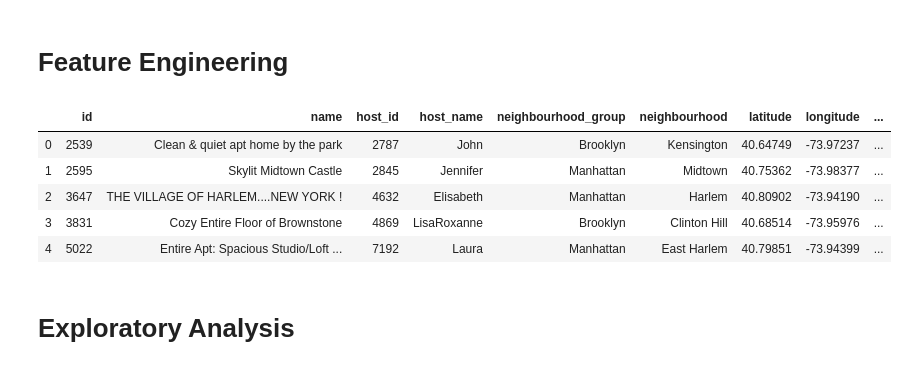
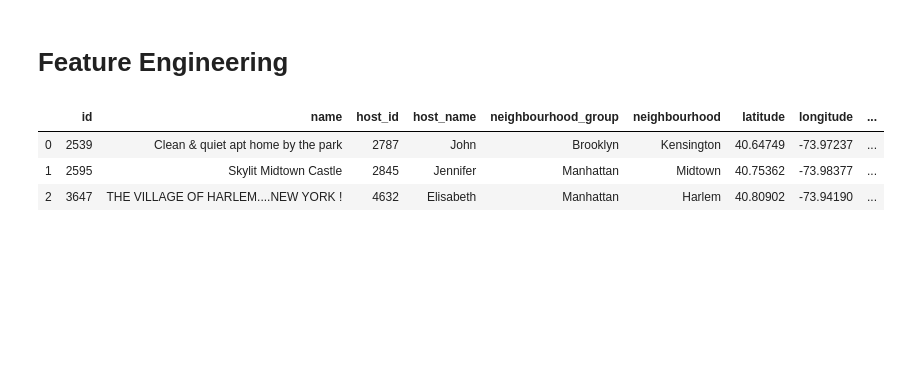
Before and after one commit to kjclarkson624/AirBAnalysis, a Jupyter notebook: AirBPriceAnalysis.ipynb, the cells around one changed output. Saved outputs shown, nothing was run; the diff lists cells and outputs as text; code cells hidden in the pictures; blank space fills up the shorter version.

```diff
--- a/AirBPriceAnalysis.ipynb
+++ b/AirBPriceAnalysis.ipynb
@@ -218,0 +520,4 @@ Name: last_review, Length: 48895, dtype: object
+# %%
+# let's drop the ID columns as they will not be able to present us with much more information.
+airb = airb.drop(['id'], axis = 1)
+airb = airb.drop(['host_id'], axis = 1)
@@ -220,13 +541,9 @@ Name: last_review, Length: 48895, dtype: object
 # Feature Engineering
 # %%
 # airb['neighbourhood_group'] = airb['neighbourhood_group'].replace(['Brooklyn', 'Manhattan', 'Queens', 'Staten Island', 'Bronx'],[1,2,3,4,5])
-airb.head()
+airb.head(3)
 # %% [output]
 |  | id | name | host_id | host_name | neighbourhood_group | neighbourhood | latitude | longitude | ... |
 | 0 | 2539 | Clean & quiet apt home by the park | 2787 | John | Brooklyn | Kensington | 40.64749 | -73.97237 | ... |
 | 1 | 2595 | Skylit Midtown Castle | 2845 | Jennifer | Manhattan | Midtown | 40.75362 | -73.98377 | ... |
 | 2 | 3647 | THE VILLAGE OF HARLEM....NEW YORK ! | 4632 | Elisabeth | Manhattan | Harlem | 40.80902 | -73.94190 | ... |
-| 3 | 3831 | Cozy Entire Floor of Brownstone | 4869 | LisaRoxanne | Brooklyn | Clinton Hill | 40.68514 | -73.95976 | ... |
-| 4 | 5022 | Entire Apt: Spacious Studio/Loft ... | 7192 | Laura | Manhattan | East Harlem | 40.79851 | -73.94399 | ... |
-# %% [markdown]
-# Exploratory Analysis
```
Also changed, not shown: parts of 73 cells of this notebook.
